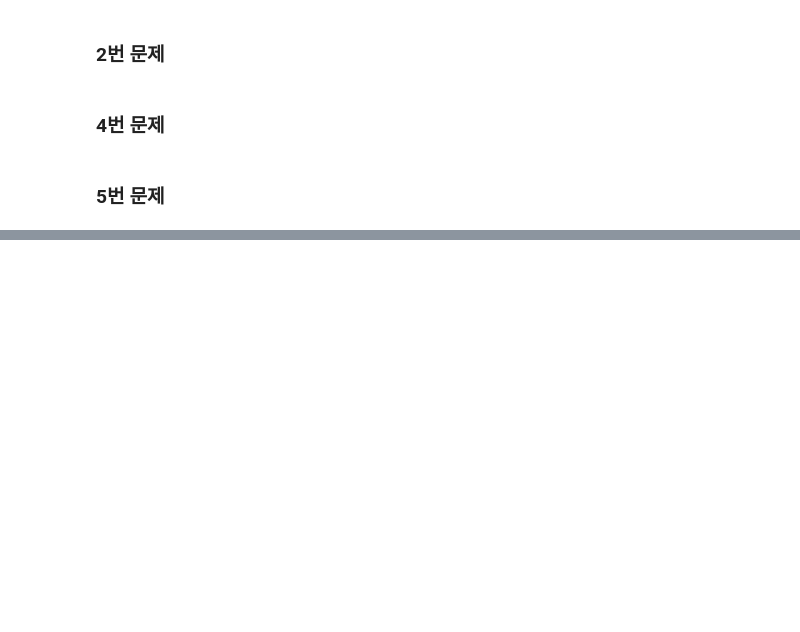
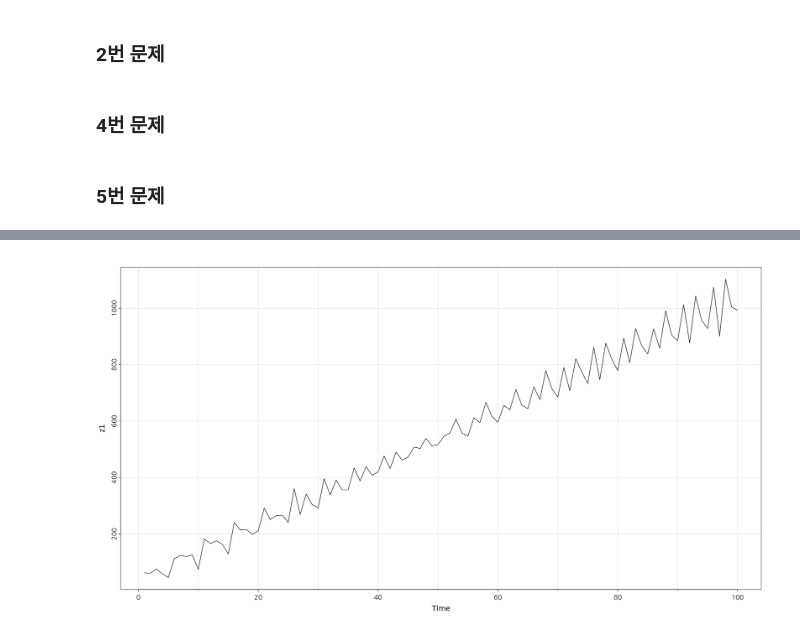
Before and after one commit to HollyRiver/TS2024, a Jupyter notebook: hw/강신성_HW04(코드).ipynb, the cells around one changed output, grey strips where cells are left out. Saved outputs shown, nothing was run; the diff lists cells and outputs as text; code cells hidden in the pictures; blank space fills up the shorter version.

```diff
--- a/hw/강신성_HW04(코드).ipynb
+++ b/hw/강신성_HW04(코드).ipynb
@@ -130,0 +153,24 @@ plot(101:202, start, type = 'l', lwd = 2, col = "skyblue",
+# %%
+## data
+z1 = scan("ex10_4a.txt")
+z2 = scan("ex10_4b.txt")
+
+##----------각 시계열 그림----------
+tsdisplay(z1, main = "ex10_4a.txt의 시계열 그림", cex.main = 2)
+tsdisplay(z2, main = "ex10_4b.txt의 시계열 그림", cex.main = 2)
+
+## 등분산 검정
+t1 = 1:length(z1)
+lmtest::bptest(lm(z1~t1))
+boxcox_z1 = BoxCox(z1, lambda = BoxCox.lambda(z1))
+lmtest::bptest(lm(boxcox_z1~t1))
+t2 = 1:length(z2)
+lmtest::bptest(lm(z2~t2))
+
+## 계절 차분
+lag5_boxcox_z1 = diff(boxcox_z1, lag = 5)
+
+## 단위근 검정
+adfTest(z1, lags = 1, type = "ct")
+# %% [output]
+[figure, added]
```
Also changed, not shown: parts of 6 cells of this notebook, 1 other file.
